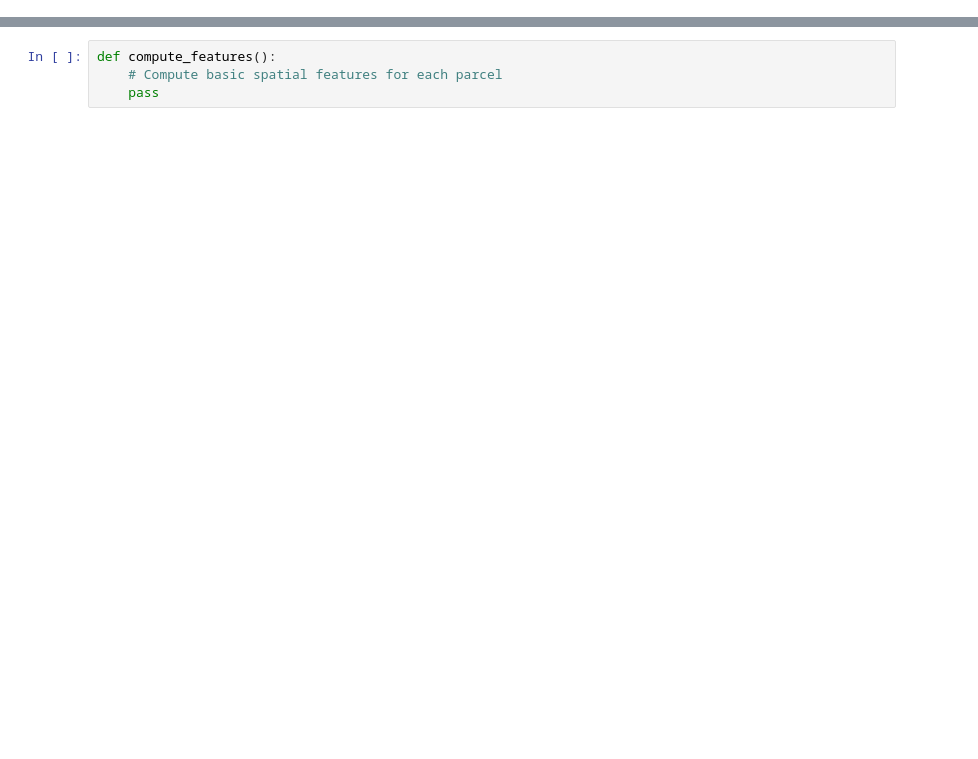
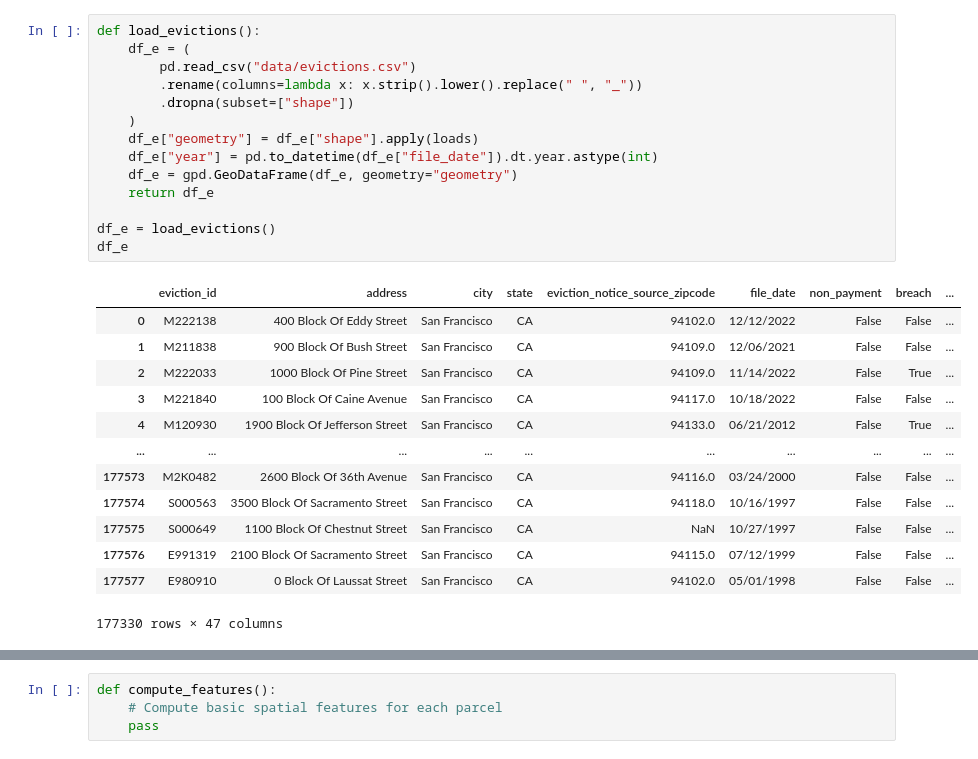
Before and after one commit to gauravsett/sf-eviction-forecasting, a Jupyter notebook: explore.ipynb, the cells around one changed output, grey strips where cells are left out. Drawn from its saved outputs; the diff is of its cells as text; blank space fills up the shorter version.

```diff
--- a/explore.ipynb
+++ b/explore.ipynb
@@ -56,0 +45,28 @@ def build_graph():
+# %%
+def load_evictions():
+    df_e = (
+        pd.read_csv("data/evictions.csv")
+        .rename(columns=lambda x: x.strip().lower().replace(" ", "_"))
+        .dropna(subset=["shape"])
+    )
+    df_e["geometry"] = df_e["shape"].apply(loads)
+    df_e["year"] = pd.to_datetime(df_e["file_date"]).dt.year.astype(int)
+    df_e = gpd.GeoDataFrame(df_e, geometry="geometry")
+    return df_e
+
+df_e = load_evictions()
+df_e
+# %% [output]
+|  | eviction_id | address | city | state | eviction_notice_source_zipcode | file_date | non_payment | breach | ... |
+| 0 | M222138 | 400 Block Of Eddy Street | San Francisco | CA | 94102.0 | 12/12/2022 | False | False | ... |
+| 1 | M211838 | 900 Block Of Bush Street | San Francisco | CA | 94109.0 | 12/06/2021 | False | False | ... |
+| 2 | M222033 | 1000 Block Of Pine Street | San Francisco | CA | 94109.0 | 11/14/2022 | False | True | ... |
+| 3 | M221840 | 100 Block Of Caine Avenue | San Francisco | CA | 94117.0 | 10/18/2022 | False | False | ... |
+| 4 | M120930 | 1900 Block Of Jefferson Street | San Francisco | CA | 94133.0 | 06/21/2012 | False | True | ... |
+| ... | ... | ... | ... | ... | ... | ... | ... | ... | ... |
+| 177573 | M2K0482 | 2600 Block Of 36th Avenue | San Francisco | CA | 94116.0 | 03/24/2000 | False | False | ... |
+| 177574 | S000563 | 3500 Block Of Sacramento Street | San Francisco | CA | 94118.0 | 10/16/1997 | False | False | ... |
+| 177575 | S000649 | 1100 Block Of Chestnut Street | San Francisco | CA | NaN | 10/27/1997 | False | False | ... |
+| 177576 | E991319 | 2100 Block Of Sacramento Street | San Francisco | CA | 94115.0 | 07/12/1999 | False | False | ... |
+| 177577 | E980910 | 0 Block Of Laussat Street | San Francisco | CA | 94102.0 | 05/01/1998 | False | False | ... |
+177330 rows × 47 columns
```
Also changed, not shown: parts of 12 cells of this notebook, 1 other file.
